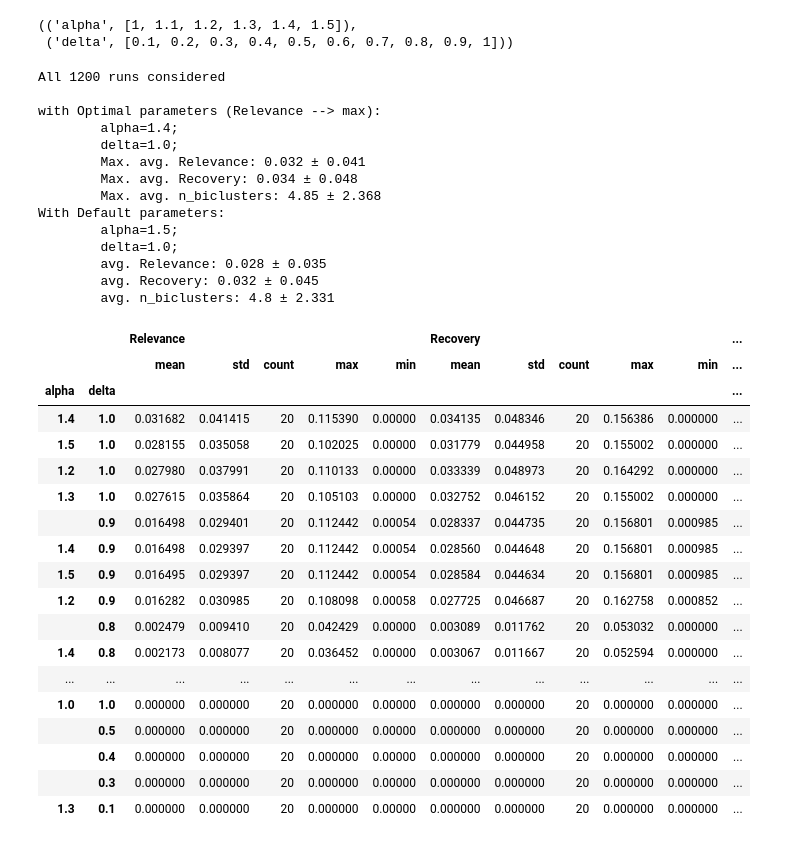
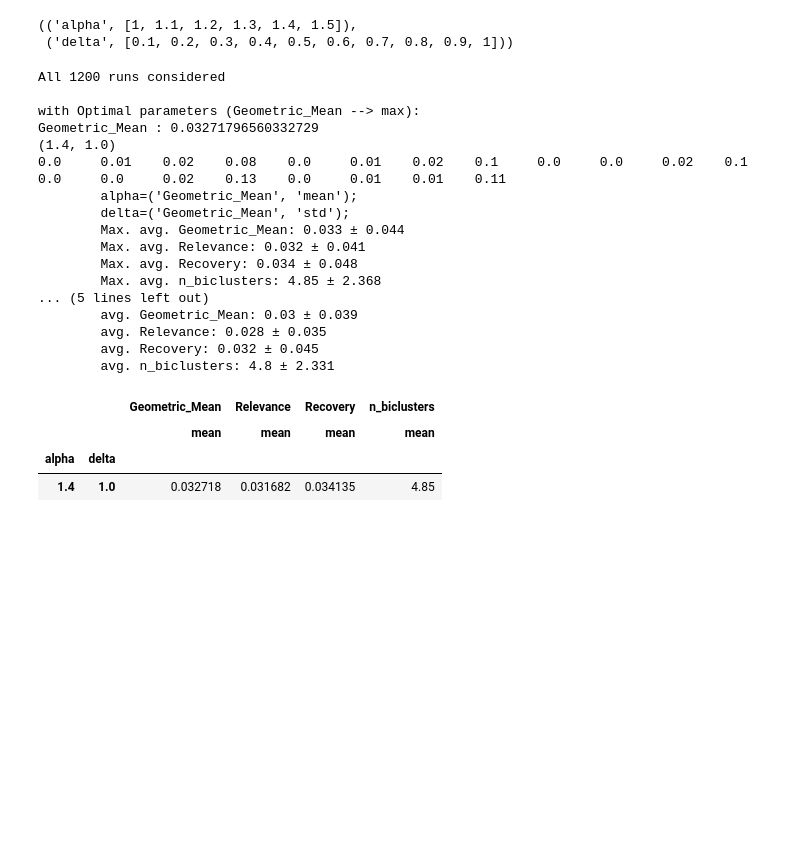
Before and after one commit to ozolotareva/DESMOND, a Jupyter notebook: hyperparameter_tuning/Cheng_Church_params.ipynb, the cells around one changed output. Cells and saved outputs as stored; diff of their text form; code cells hidden in the pictures; blank space fills up the shorter version.

```diff
--- a/hyperparameter_tuning/Cheng_Church_params.ipynb
+++ b/hyperparameter_tuning/Cheng_Church_params.ipynb
@@ -85,3 +85,6 @@ Failed to parse ../simulated_datasets/results/ChengChurch/alpha=1.delta=0.1/simu
         failed to parse: 380
 Total runs 1200
 Non-zero runs: 365
+# %%
+results["Geometric_Mean"] = np.sqrt(results["Relevance"]*results["Recovery"])
+results
@@ -91,12 +113,7 @@ parameters
 (('alpha', [1, 1.1, 1.2, 1.3, 1.4, 1.5]),
  ('delta', [0.1, 0.2, 0.3, 0.4, 0.5, 0.6, 0.7, 0.8, 0.9, 1]))
 # %%
-params = ["alpha","delta"]
-
-plot_file = img_outdir+"/" + tool_suffix+".J_rel.heatmap.svg"
-heatmap_outfile =  tsv_outdir+ tool_suffix+".J_rel.heatmap.tsv"
-
-heatmap = plot_performance_heatmap(results,params,top=20,
+heatmap = plot_performance_heatmap(results,params,top=20,what="Geometric_Mean",
                           g_sizes = [5,10,20,50,100], s_sizes = [10,20,50,100],
                           plot=True,plot_file=plot_file,outfile=heatmap_outfile)
 # %% [output]
@@ -115,39 +132,27 @@ parameters
 # %%
 default_params = (1.5,1.0)
 # %%
-r = get_opt_params(results, params, default_params=default_params, more_n_smaples = 0)
+r = get_opt_params(results, params, heatmap, default_params=default_params, what="Geometric_Mean", more_n_smaples = 0)
 r
 # %% [output]
 All 1200 runs considered
 
-with Optimal parameters (Relevance --> max):
-        alpha=1.4;
-        delta=1.0;
+with Optimal parameters (Geometric_Mean --> max):
+Geometric_Mean : 0.03271796560332729
+(1.4, 1.0)
+0.0     0.01    0.02    0.08    0.0     0.01    0.02    0.1     0.0     0.0     0.02    0.1     0.0     0.0     0.02    0.13    0.0     0.01    0.01    0.11
+        alpha=('Geometric_Mean', 'mean');
+        delta=('Geometric_Mean', 'std');
+        Max. avg. Geometric_Mean: 0.033 ± 0.044
         Max. avg. Relevance: 0.032 ± 0.041
         Max. avg. Recovery: 0.034 ± 0.048
         Max. avg. n_biclusters: 4.85 ± 2.368
-With Default parameters:
-        alpha=1.5;
-        delta=1.0;
+... (5 lines left out)
+        avg. Geometric_Mean: 0.03 ± 0.039
         avg. Relevance: 0.028 ± 0.035
         avg. Recovery: 0.032 ± 0.045
         avg. n_biclusters: 4.8 ± 2.331
-|  |  | Relevance |  |  |  |  | Recovery |  |  |  |  | ... |
-|  |  | mean | std | count | max | min | mean | std | count | max | min | ... |
-| alpha | delta |  |  |  |  |  |  |  |  |  |  | ... |
-| 1.4 | 1.0 | 0.031682 | 0.041415 | 20 | 0.115390 | 0.00000 | 0.034135 | 0.048346 | 20 | 0.156386 | 0.000000 | ... |
-| 1.5 | 1.0 | 0.028155 | 0.035058 | 20 | 0.102025 | 0.00000 | 0.031779 | 0.044958 | 20 | 0.155002 | 0.000000 | ... |
-| 1.2 | 1.0 | 0.027980 | 0.037991 | 20 | 0.110133 | 0.00000 | 0.033339 | 0.048973 | 20 | 0.164292 | 0.000000 | ... |
-| 1.3 | 1.0 | 0.027615 | 0.035864 | 20 | 0.105103 | 0.00000 | 0.032752 | 0.046152 | 20 | 0.155002 | 0.000000 | ... |
-|  | 0.9 | 0.016498 | 0.029401 | 20 | 0.112442 | 0.00054 | 0.028337 | 0.044735 | 20 | 0.156801 | 0.000985 | ... |
-| 1.4 | 0.9 | 0.016498 | 0.029397 | 20 | 0.112442 | 0.00054 | 0.028560 | 0.044648 | 20 | 0.156801 | 0.000985 | ... |
-| 1.5 | 0.9 | 0.016495 | 0.029397 | 20 | 0.112442 | 0.00054 | 0.028584 | 0.044634 | 20 | 0.156801 | 0.000985 | ... |
-| 1.2 | 0.9 | 0.016282 | 0.030985 | 20 | 0.108098 | 0.00058 | 0.027725 | 0.046687 | 20 | 0.162758 | 0.000852 | ... |
-|  | 0.8 | 0.002479 | 0.009410 | 20 | 0.042429 | 0.00000 | 0.003089 | 0.011762 | 20 | 0.053032 | 0.000000 | ... |
-| 1.4 | 0.8 | 0.002173 | 0.008077 | 20 | 0.036452 | 0.00000 | 0.003067 | 0.011667 | 20 | 0.052594 | 0.000000 | ... |
-| ... | ... | ... | ... | ... | ... | ... | ... | ... | ... | ... | ... | ... |
-| 1.0 | 1.0 | 0.000000 | 0.000000 | 20 | 0.000000 | 0.00000 | 0.000000 | 0.000000 | 20 | 0.000000 | 0.000000 | ... |
-|  | 0.5 | 0.000000 | 0.000000 | 20 | 0.000000 | 0.00000 | 0.000000 | 0.000000 | 20 | 0.000000 | 0.000000 | ... |
-|  | 0.4 | 0.000000 | 0.000000 | 20 | 0.000000 | 0.00000 | 0.000000 | 0.000000 | 20 | 0.000000 | 0.000000 | ... |
-|  | 0.3 | 0.000000 | 0.000000 | 20 | 0.000000 | 0.00000 | 0.000000 | 0.000000 | 20 | 0.000000 | 0.000000 | ... |
-| 1.3 | 0.1 | 0.000000 | 0.000000 | 20 | 0.000000 | 0.00000 | 0.000000 | 0.000000 | 20 | 0.000000 | 0.000000 | ... |
+|  |  | Geometric_Mean | Relevance | Recovery | n_biclusters |
+|  |  | mean | mean | mean | mean |
+| alpha | delta |  |  |  |  |
+| 1.4 | 1.0 | 0.032718 | 0.031682 | 0.034135 | 4.85 |
```
Also changed, not shown: parts of 2 cells of this notebook, 3 other files.
